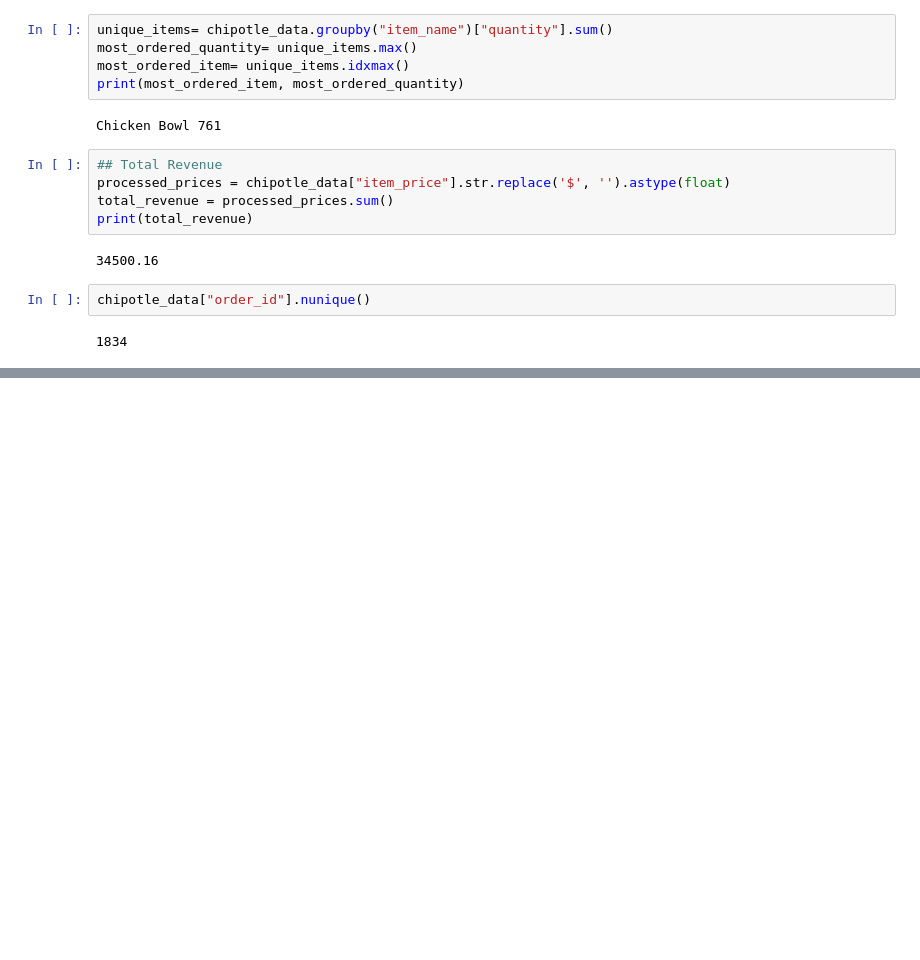
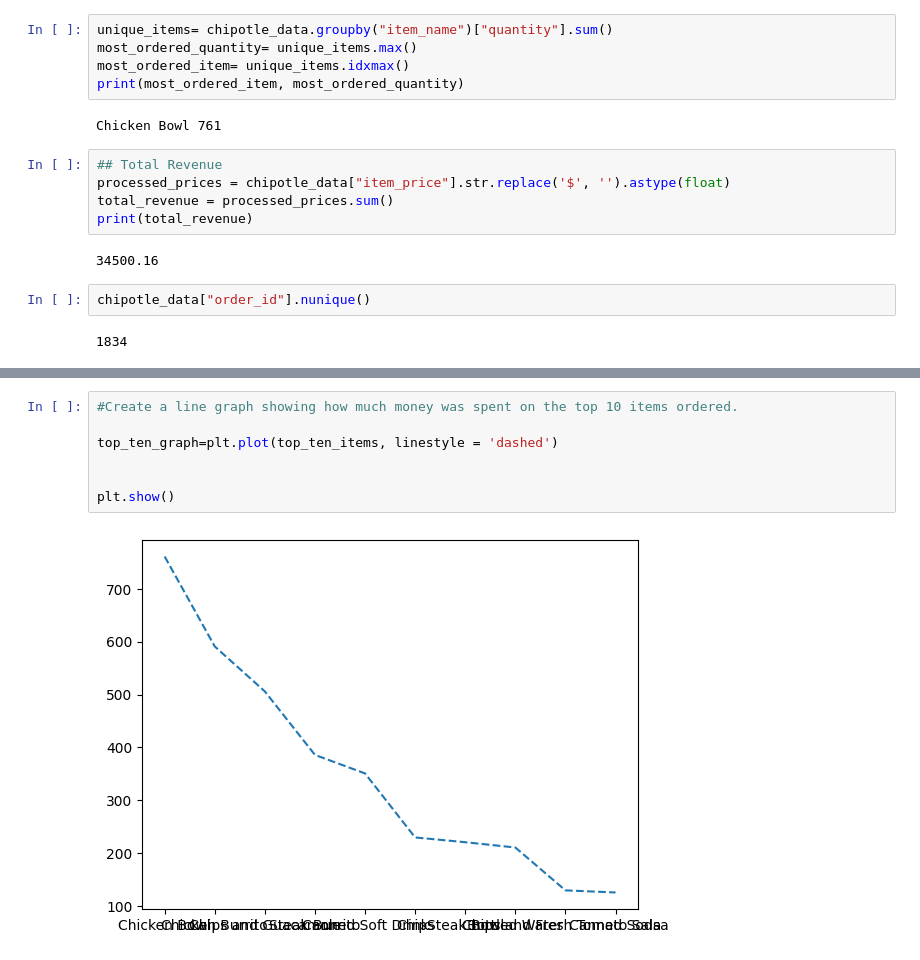
Before and after one commit to build-summer-2024/orange_team_data_exploration, a Jupyter notebook: main.ipynb, the cells around one changed output, grey strips where cells are left out. Saved outputs shown, nothing was run; the diff lists cells and outputs as text; blank space fills up the shorter version.

```diff
--- a/main.ipynb
+++ b/main.ipynb
@@ -87,0 +141,9 @@ Name: quantity, dtype: int64
+# %%
+#Create a line graph showing how much money was spent on the top 10 items ordered.
+
+top_ten_graph=plt.plot(top_ten_items, linestyle = 'dashed')
+
+
+plt.show()
+# %% [output]
+[figure, added]
```
Also changed, not shown: parts of 4 cells of this notebook.
